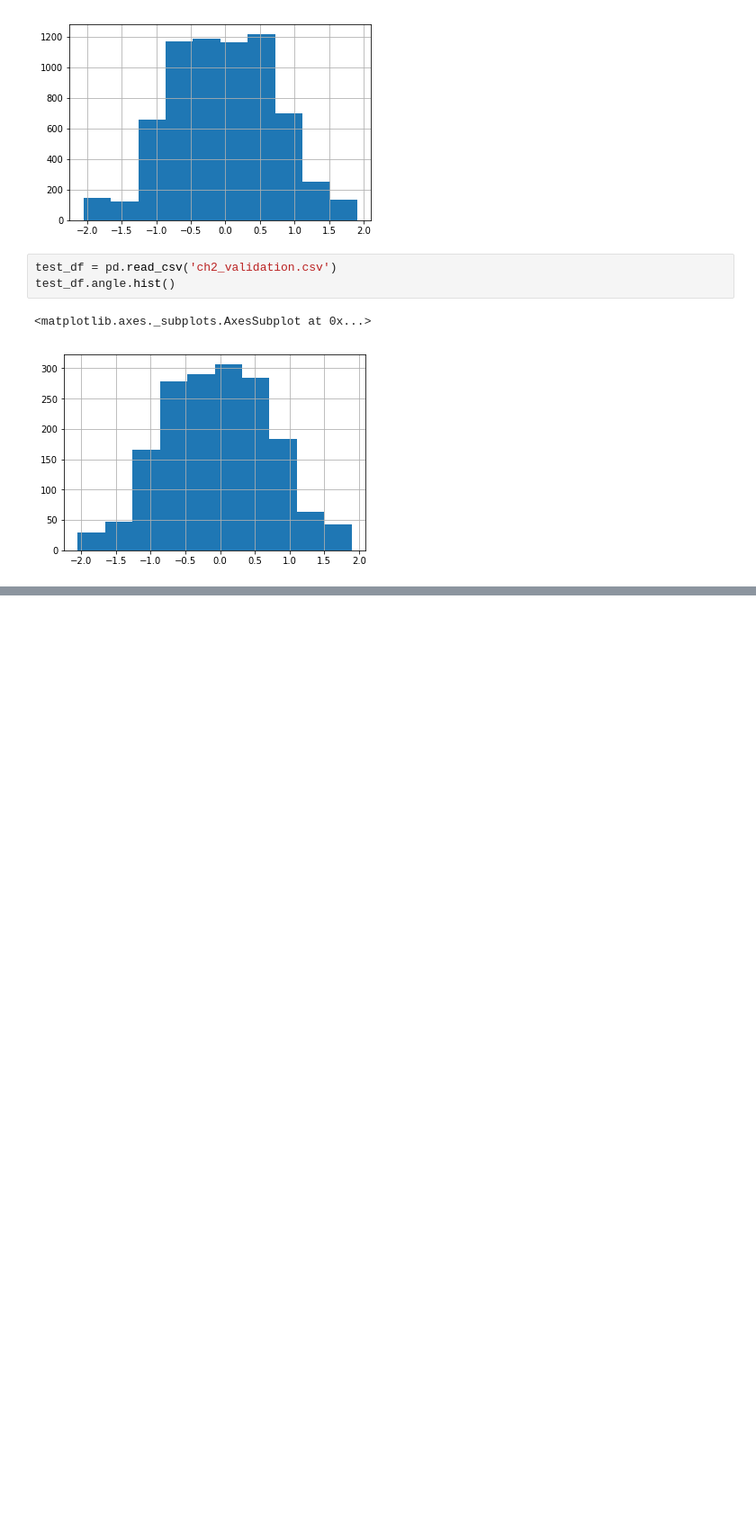
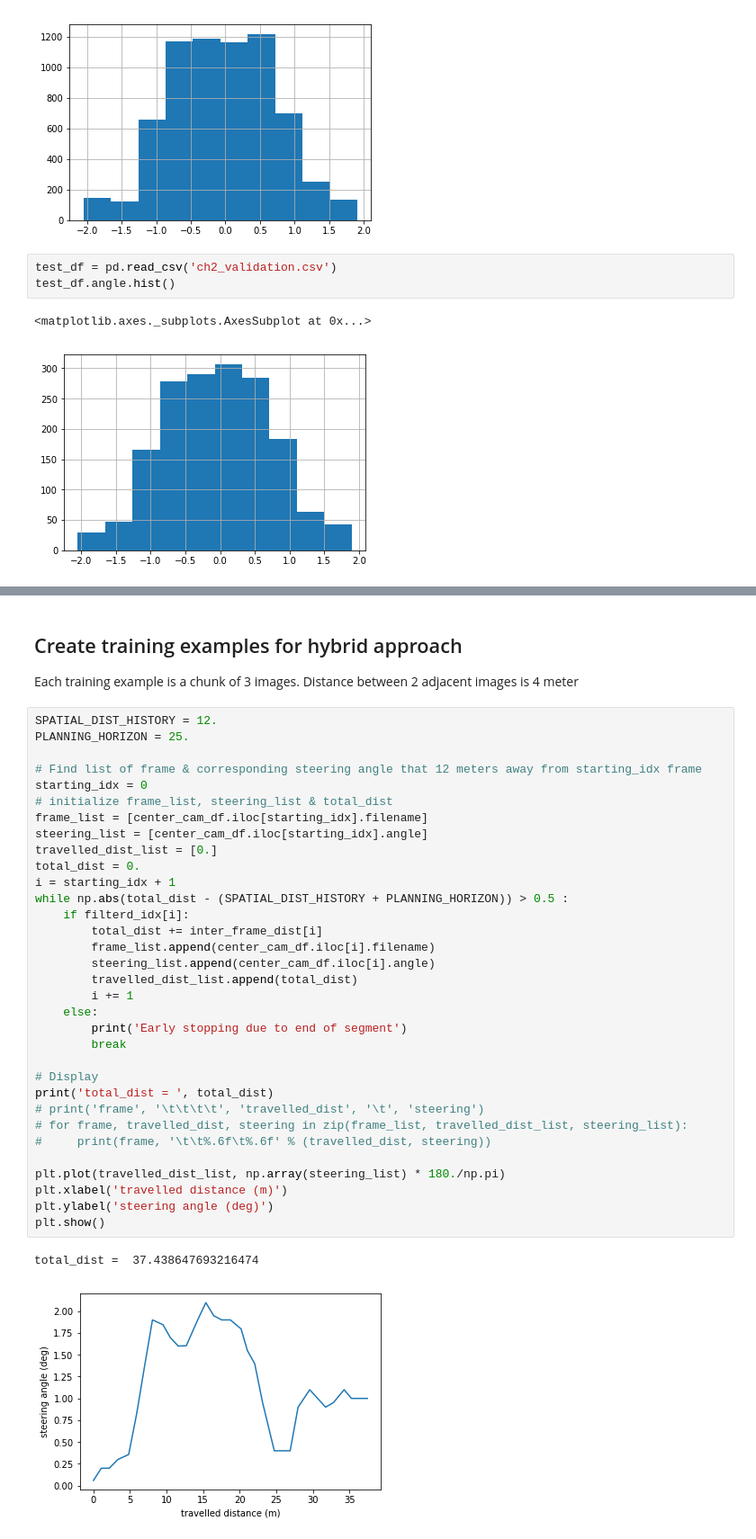
Before and after one commit to quan-dao/ECN-E2E, a Jupyter notebook: data/e2e_data_preparation.ipynb, the cells around one changed output, grey strips where cells are left out. Shown: that part at 90% size. Saved outputs shown, nothing was run; the diff lists cells and outputs as text; blank space fills up the shorter version.

```diff
--- a/data/e2e_data_preparation.ipynb
+++ b/data/e2e_data_preparation.ipynb
@@ -122,0 +253,40 @@ test_df.angle.hist()
+# %% [markdown]
+## Create training examples for hybrid approach
+
+Each training example is a chunk of 3 images. Distance between 2 adjacent images is 4 meter
+# %%
+SPATIAL_DIST_HISTORY = 12.
+PLANNING_HORIZON = 25.
+
+# Find list of frame & corresponding steering angle that 12 meters away from starting_idx frame
+starting_idx = 0
+# initialize frame_list, steering_list & total_dist
+frame_list = [center_cam_df.iloc[starting_idx].filename]
+steering_list = [center_cam_df.iloc[starting_idx].angle]
+travelled_dist_list = [0.]
+total_dist = 0.
+i = starting_idx + 1
+while np.abs(total_dist - (SPATIAL_DIST_HISTORY + PLANNING_HORIZON)) > 0.5 :
+    if filterd_idx[i]:
+        total_dist += inter_frame_dist[i]
+        frame_list.append(center_cam_df.iloc[i].filename)
+        steering_list.append(center_cam_df.iloc[i].angle)
+        travelled_dist_list.append(total_dist)
+        i += 1
+    else:
+        print('Early stopping due to end of segment')
+        break
+
+# Display
+print('total_dist = ', total_dist)
+# print('frame', '\t\t\t\t', 'travelled_dist', '\t', 'steering')
+# for frame, travelled_dist, steering in zip(frame_list, travelled_dist_list, steering_list):
+#     print(frame, '\t\t%.6f\t%.6f' % (travelled_dist, steering))
+
+plt.plot(travelled_dist_list, np.array(steering_list) * 180./np.pi)
+plt.xlabel('travelled distance (m)')
+plt.ylabel('steering angle (deg)')
+plt.show()
+# %% [output]
+total_dist =  37.438647693216474
+[figure, added]
```
Also changed, not shown: parts of 12 cells of this notebook.
